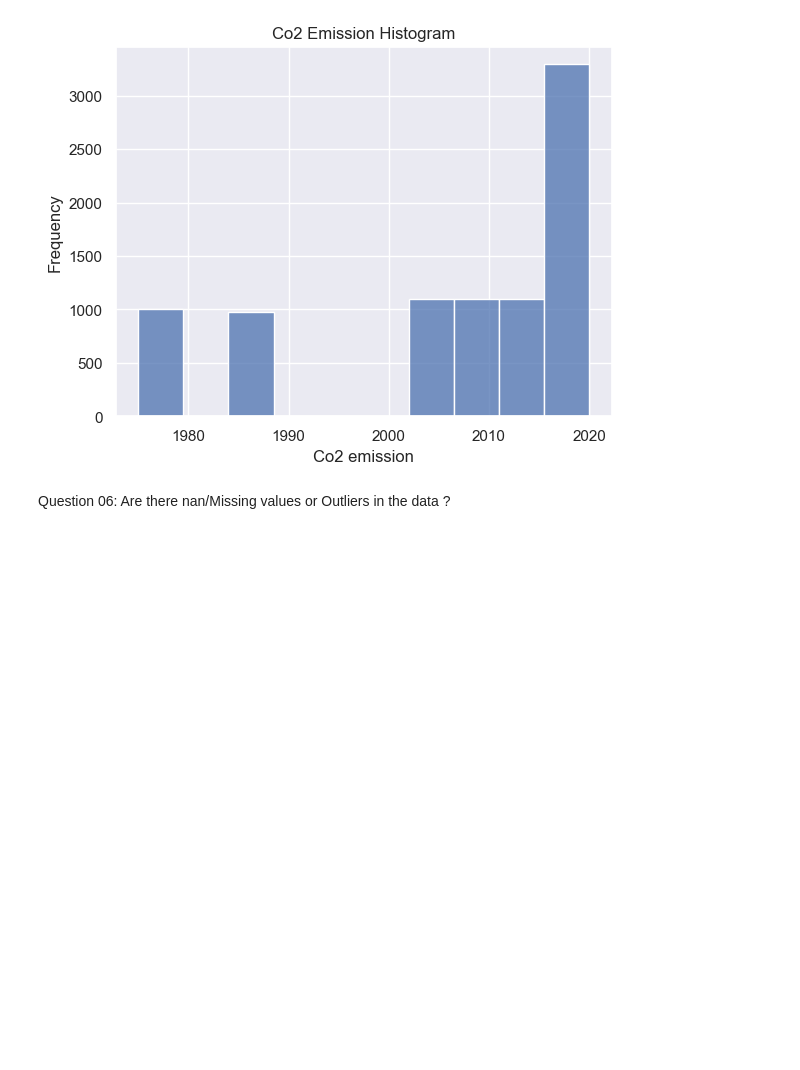
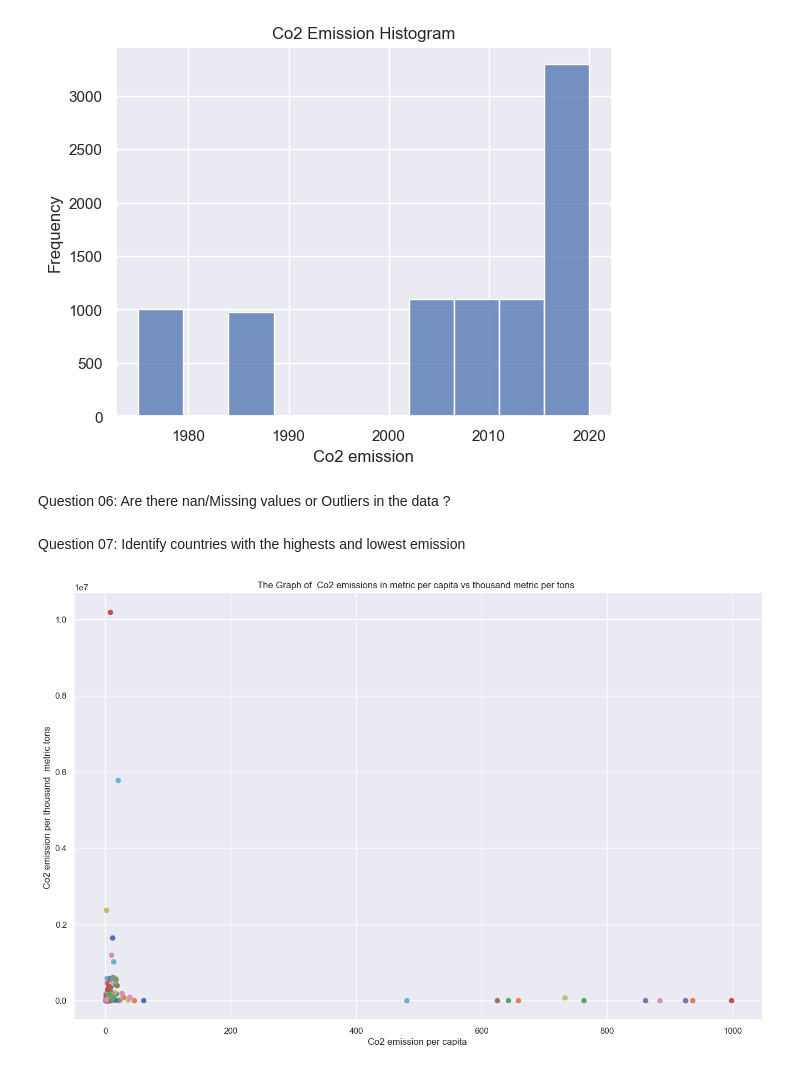
Before and after one commit to ntakirutimanapierre/Analytics-Assignemnt2-Exploratory-Data-Analysis-and-Reporting, a Jupyter notebook: notebook.ipynb, the cells around one changed output. Cells and saved outputs as stored; diff of their text form; code cells hidden in the pictures; blank space fills up the shorter version.

Commit message:
plotted some country emissions bar graphs

```diff
--- a/notebook.ipynb
+++ b/notebook.ipynb
@@ -208,0 +206,26 @@ co2_data.isna().sum()
+# %% [markdown]
+Question 07: Identify countries with the highests and lowest emission
+# %%
+grouped_data = merged_data.groupby("Country").max()
+grouped_data.reset_index(inplace=True)
+# %%
+
+fig,ax = plt.subplots()
+fig.set_size_inches(16,10)
+
+for index,row in grouped_data.iterrows():
+    plt.scatter(x=row['CO2/t_per_capita'], y=row['CO2/kt'], label="Countries")
+   # plt.annotate(row['Region/Country/Area_x'],(row['CO2/t_per_capita'],row['CO2/kt']), ha='center')
+    #labelling the graph
+    plt.xlabel("Co2 emission per capita ")
+    plt.ylabel("Co2 emission per thousand  metric tons ")
+    #Writing the title for the graph
+    plt.title("The Graph of  Co2 emissions in metric per capita vs thousand metric per tons  ")
+
+
+plt.grid(True)
+
+
+plt.show()
+# %% [output]
+[figure, added]
```
Also changed, not shown: parts of 7 cells of this notebook, 1 other file.
